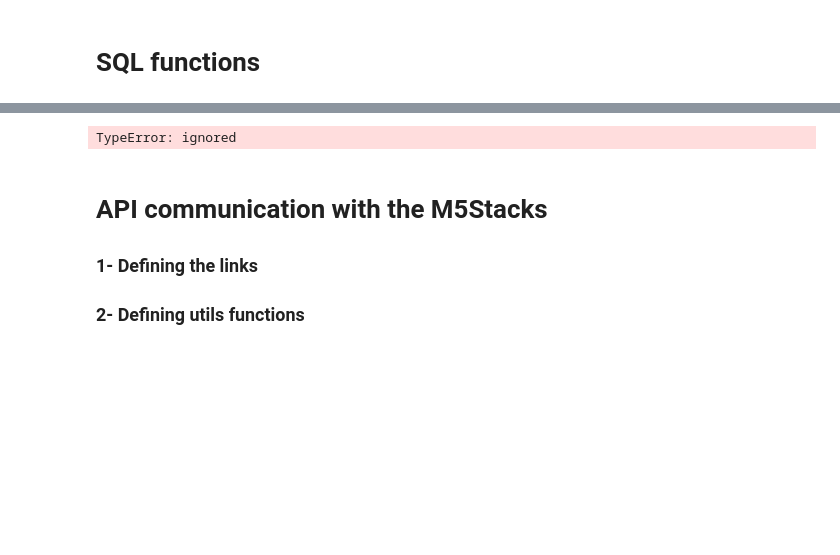
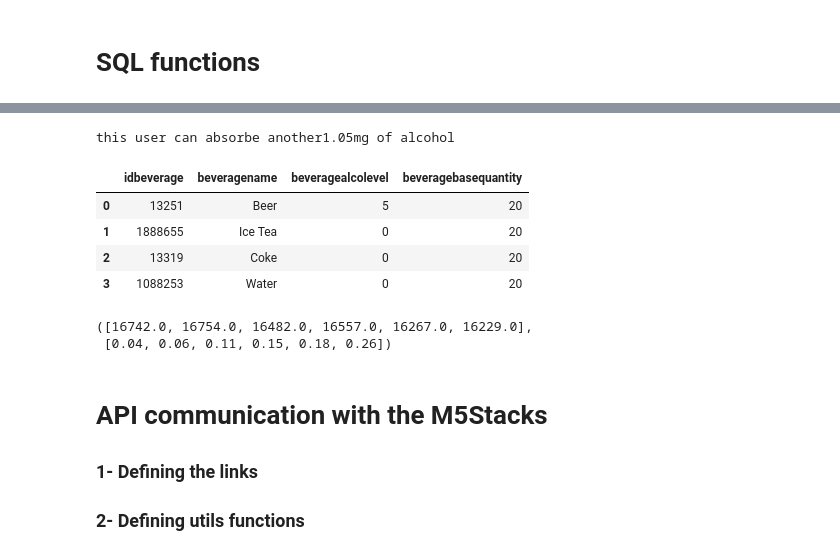
Before and after one commit to Stergios-Konstantinidis/CAA, a Jupyter notebook: functions_and_update.ipynb, the cells around one changed output, grey strips where cells are left out. Cells and saved outputs as stored; diff of their text form; code cells hidden in the pictures; blank space fills up the shorter version.

```diff
--- a/functions_and_update.ipynb
+++ b/functions_and_update.ipynb
@@ -229,19 +229,36 @@ def get_departure_time(userUID):
 # %%
 def get_allowed_drinks(alcohol_level, max_level, blood_quantity):
   #todo
   allowed_mgL = 0
   if max_level - alcohol_level >= 0:
     allowed_mgL = (max_level - alcohol_level)*blood_quantity
-  verbose_advanced("this user can absorbe another" + str(allowed_mgL) + "mg of alcohol")
+  verbose("this user can absorbe another" + str(allowed_mgL) + "mg of alcohol")
   querry = """select * from projetalcohol.beverage where beveragealcolevel * beveragebasequantity <= {} order by beveragealcolevel desc""".format(allowed_mgL*100)
   query_job = client.query(querry)
 
 
   return query_job.to_dataframe()
 
 get_allowed_drinks(0.1, 0.25, 7)
 # %% [output]
-TypeError: ignored
+this user can absorbe another1.05mg of alcohol
+|  | idbeverage | beveragename | beveragealcolevel | beveragebasequantity |
+| 0 | 13251 | Beer | 5 | 20 |
+| 1 | 1888655 | Ice Tea | 0 | 20 |
+| 2 | 13319 | Coke | 0 | 20 |
+| 3 | 1088253 | Water | 0 | 20 |
+# %%
+def get_train_dataTruth_and_Measured():
+  querry = """select ground_truth as truth, measurement as measurements from projetalcohol.calibration_data where ground_truth != 0 order by ground_truth asc"""
+  query_job = client.query(querry)
+  true_vals = query_job.to_dataframe()['truth'].to_list()
+  measured_vals = query_job.to_dataframe()['measurements'].to_list()
+  return measured_vals, true_vals
+
+get_train_dataTruth_and_Measured()
+# %% [output]
+([16742.0, 16754.0, 16482.0, 16557.0, 16267.0, 16229.0],
+ [0.04, 0.06, 0.11, 0.15, 0.18, 0.26])
 # %% [markdown]
 # API communication with the M5Stacks
 
```
Also changed, not shown: parts of 5 cells of this notebook.
